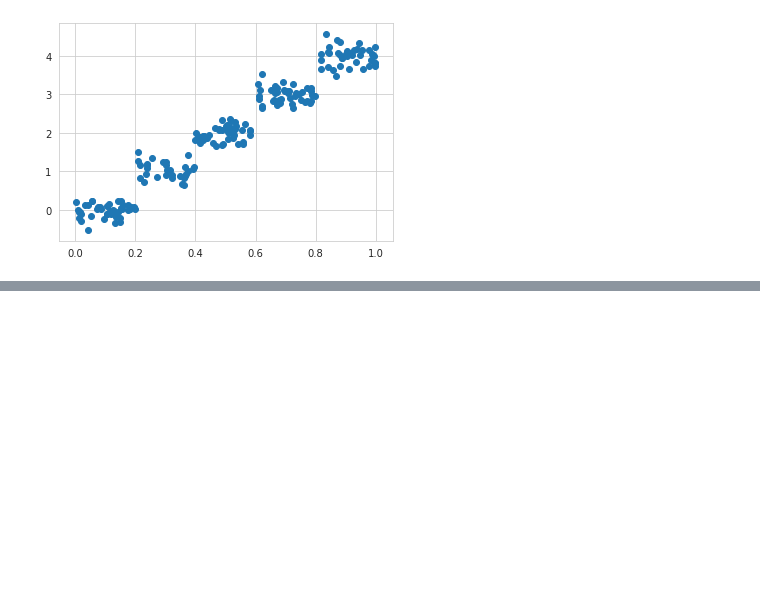
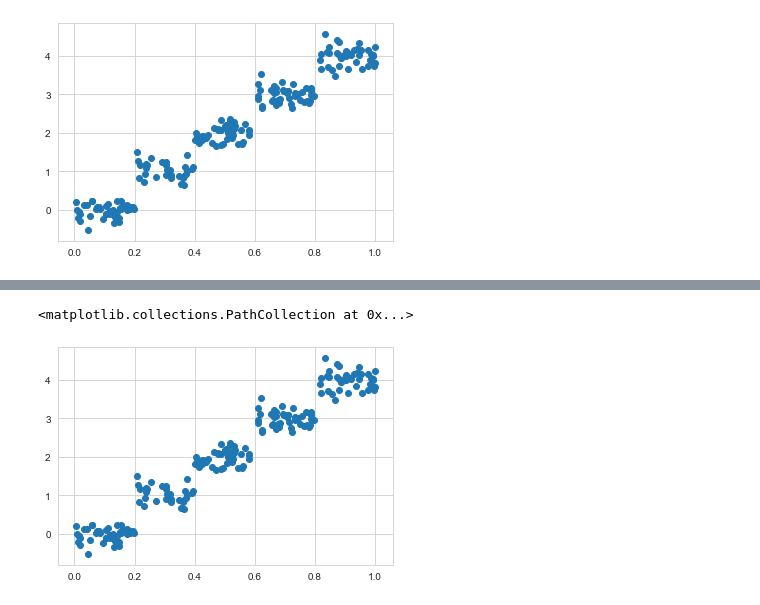
Before and after one commit to lealb/ml_by_python, a Jupyter notebook: study/machline_learning_in_action/08-tree_regresstion(CART).ipynb, the cells around one changed output, grey strips where cells are left out. Cells and saved outputs as stored; diff of their text form; code cells hidden in the pictures; blank space fills up the shorter version.

```diff
--- a/study/machline_learning_in_action/08-tree_regresstion(CART).ipynb
+++ b/study/machline_learning_in_action/08-tree_regresstion(CART).ipynb
@@ -100,6 +99,7 @@ def choose_best_feature(dataset, fleaf, ferr, opt):
         return None, fleaf(dataset)
     return best_feat_idx, best_feat_val
 # %%
-dataset=load_data("datasets/ex0_9.txt")
+file_name="datasets/ex0.txt"
+dataset=load_data(file_name)
 dataset[:10]
 # %% [output]
@@ -166,0 +255,6 @@ def create_tree(dataset, fleaf, ferr, opt=None):
+# %%
+dataset = np.array(dataset)
+plt.scatter(dataset[:, 1], dataset[:, 2])
+# %% [output]
+<matplotlib.collections.PathCollection at 0x...>
+[figure, added]
```
Also changed, not shown: parts of 17 cells of this notebook, 2 other files.
